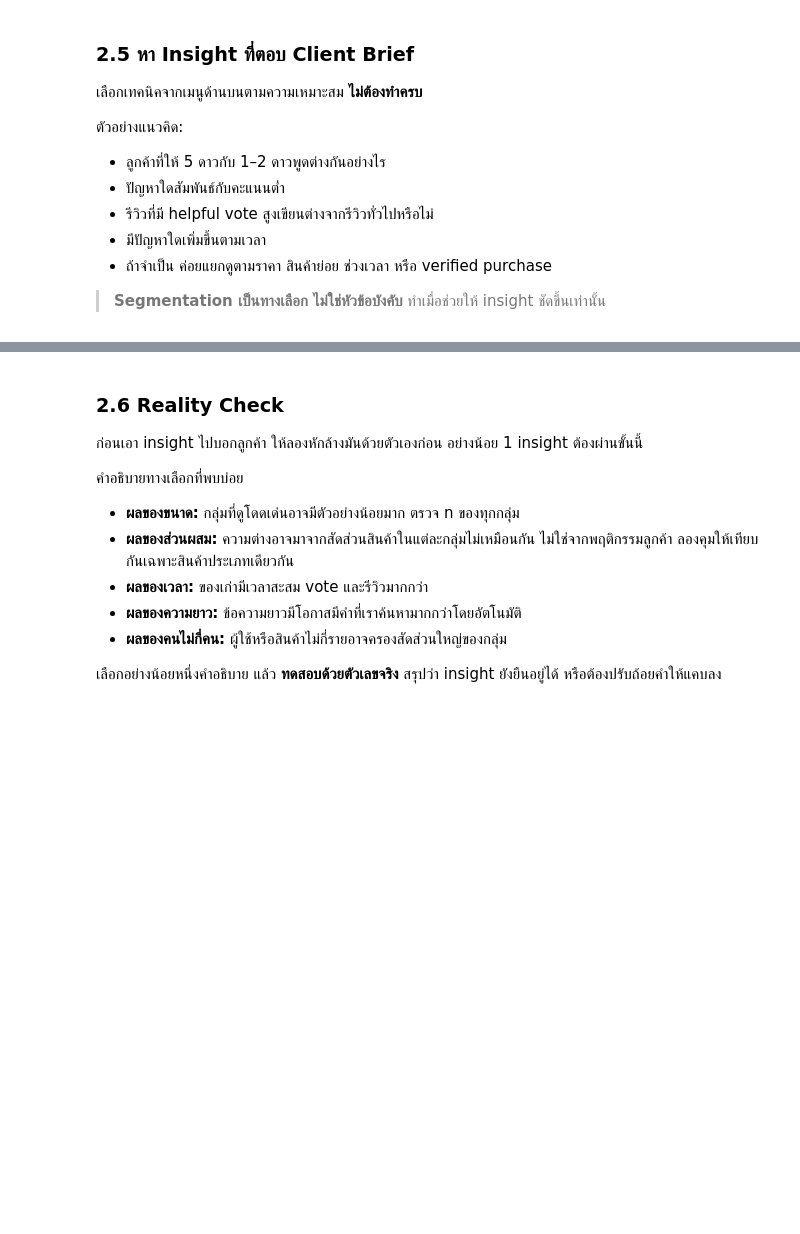
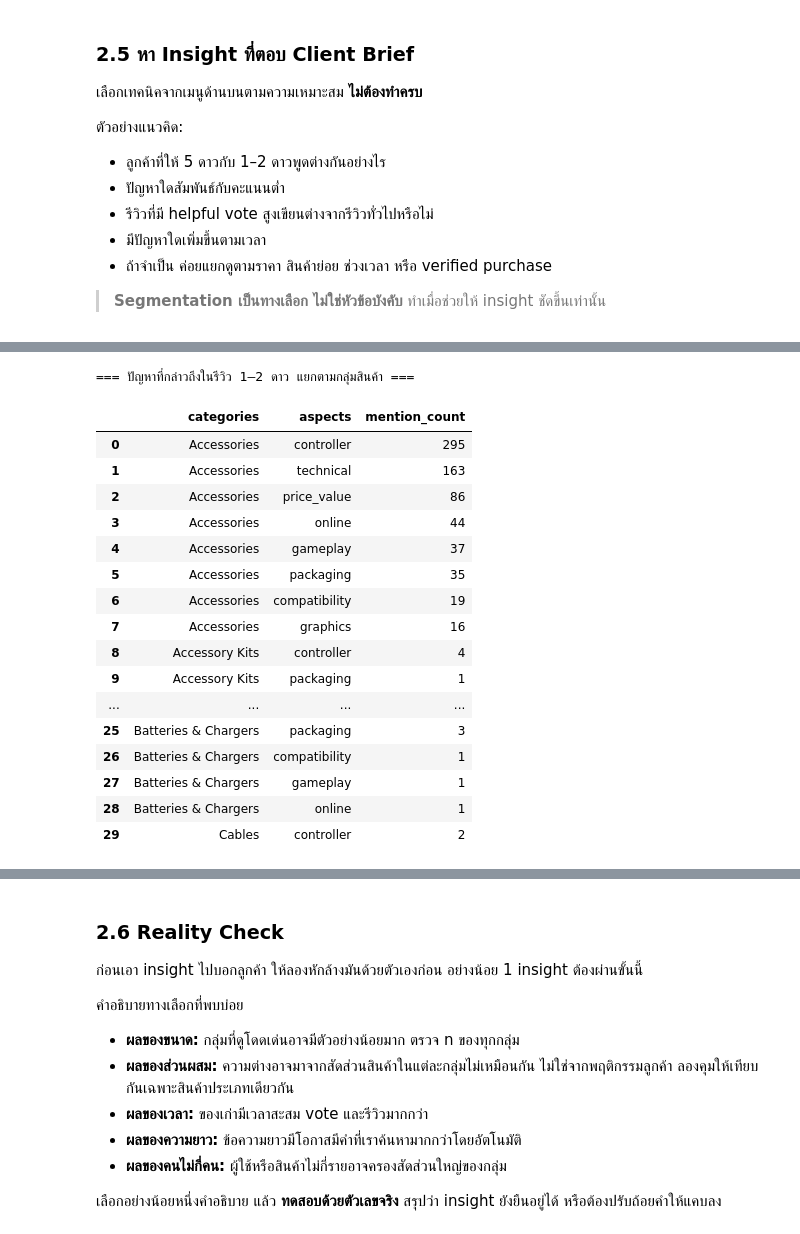
Before and after one commit to spannav/project_bigdata, a Jupyter notebook: Project1_Video_Games.ipynb, the cells around one changed output, grey strips where cells are left out. Cells and saved outputs as stored; diff of their text form; code cells hidden in the pictures; blank space fills up the shorter version.

```diff
--- a/Project1_Video_Games.ipynb
+++ b/Project1_Video_Games.ipynb
@@ -1300,0 +1138,68 @@ plt.show()
+# %%
+# ============================================================
+# Step 3: Pain Points จาก Aspect ของรีวิว 1–2 ดาว
+# ============================================================
+
+# เอาเฉพาะรีวิว 1–2 ดาว
+df_low_aspect = df_low.copy()
+
+# แยก aspects
+df_low_aspect = df_low_aspect.explode(
+    "aspects"
+).dropna(
+    subset=["aspects"]
+).copy()
+
+# แยก categories
+df_low_aspect = df_low_aspect.explode(
+    "categories"
+).dropna(
+    subset=["categories"]
+).copy()
+
+# นับจำนวนการกล่าวถึงแต่ละ aspect ในแต่ละ category
+category_aspects = (
+    df_low_aspect
+    .groupby(
+        ["categories", "aspects"]
+    )
+    .size()
+    .reset_index(
+        name="mention_count"
+    )
+)
+
+# เรียงจากปัญหาที่ถูกกล่าวถึงมากที่สุด
+category_aspects = (
+    category_aspects
+    .sort_values(
+        ["categories", "mention_count"],
+        ascending=[True, False]
+    )
+    .reset_index(drop=True)
+)
+
+print("=== ปัญหาที่กล่าวถึงในรีวิว 1–2 ดาว แยกตามกลุ่มสินค้า ===")
+
+display(
+    category_aspects.head(30)
+)
+# %% [output]
+=== ปัญหาที่กล่าวถึงในรีวิว 1–2 ดาว แยกตามกลุ่มสินค้า ===
+|  | categories | aspects | mention_count |
+| 0 | Accessories | controller | 295 |
+| 1 | Accessories | technical | 163 |
+| 2 | Accessories | price_value | 86 |
+| 3 | Accessories | online | 44 |
+| 4 | Accessories | gameplay | 37 |
+| 5 | Accessories | packaging | 35 |
+| 6 | Accessories | compatibility | 19 |
+| 7 | Accessories | graphics | 16 |
+| 8 | Accessory Kits | controller | 4 |
+| 9 | Accessory Kits | packaging | 1 |
+| ... | ... | ... | ... |
+| 25 | Batteries & Chargers | packaging | 3 |
+| 26 | Batteries & Chargers | compatibility | 1 |
+| 27 | Batteries & Chargers | gameplay | 1 |
+| 28 | Batteries & Chargers | online | 1 |
+| 29 | Cables | controller | 2 |
```
Also changed, not shown: parts of 15 cells of this notebook.
